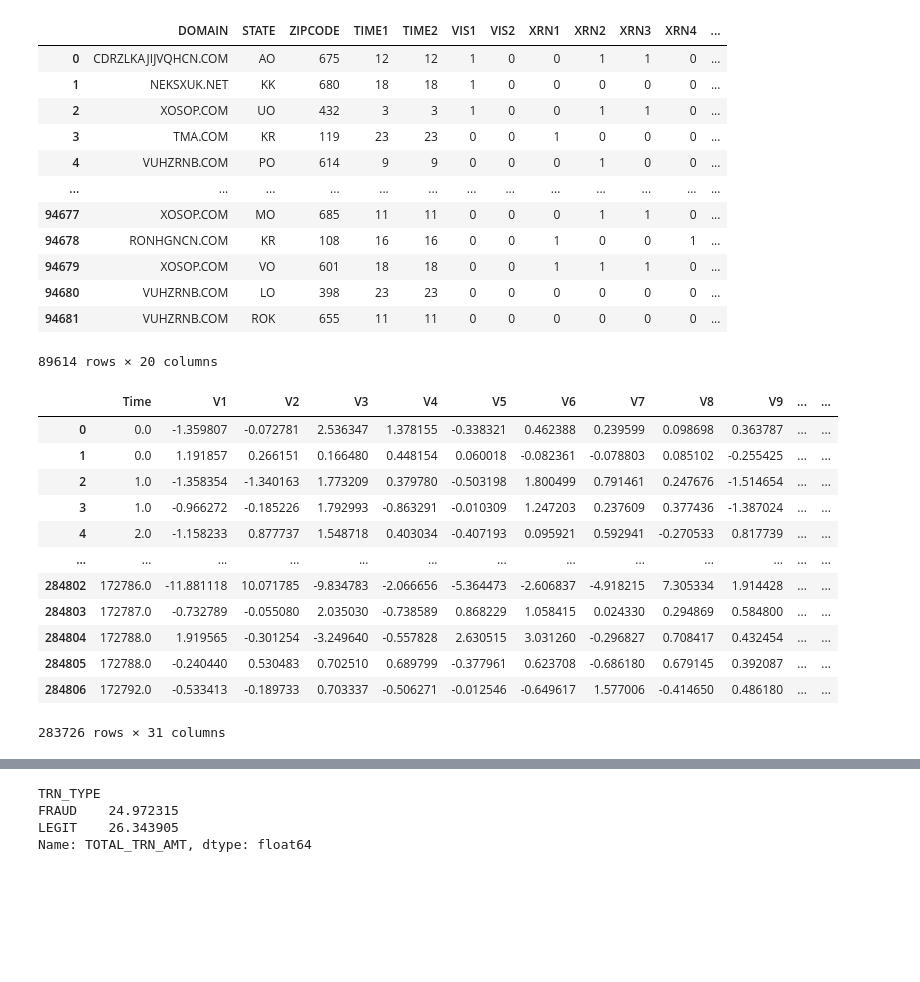
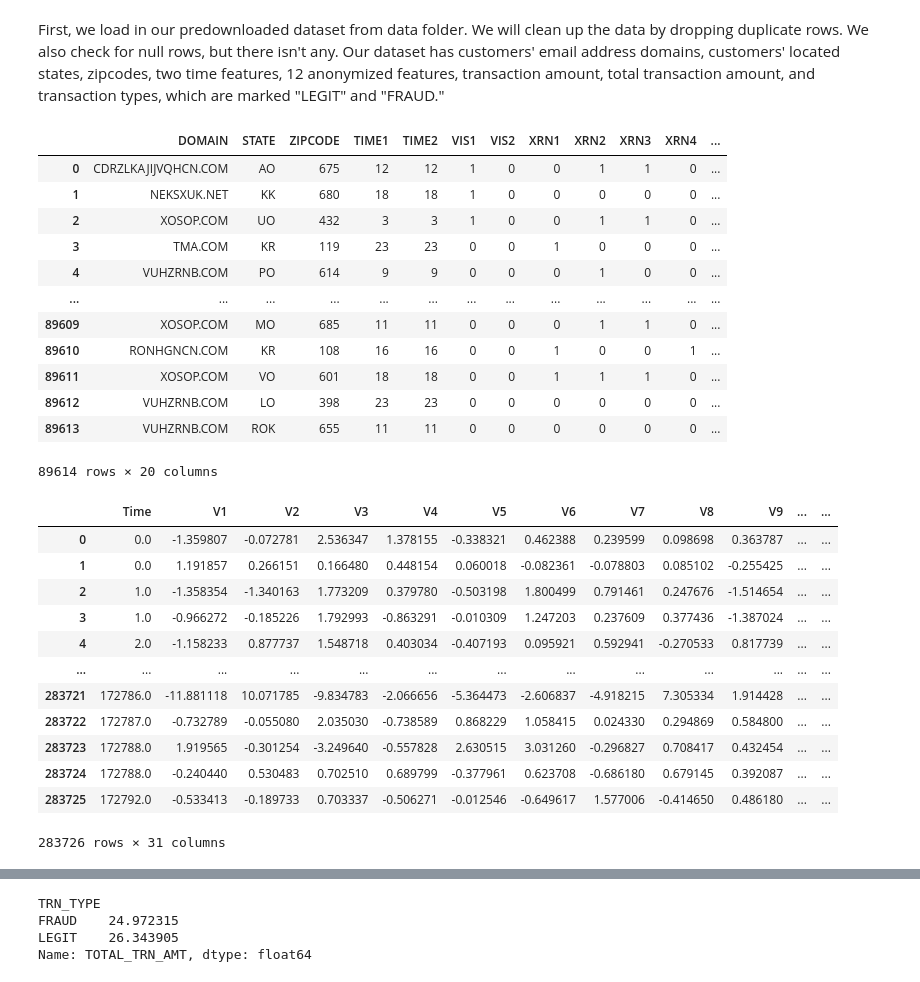
Before and after one commit to wj6801/Credit-Card-Fraud, a Jupyter notebook: credit_card_fraud.ipynb, the cells around one changed output, grey strips where cells are left out. Saved outputs shown, nothing was run; the diff lists cells and outputs as text; code cells hidden in the pictures; blank space fills up the shorter version.

```diff
--- a/credit_card_fraud.ipynb
+++ b/credit_card_fraud.ipynb
@@ -6,28 +12,30 @@ import seaborn as sns
+# %% [markdown]
+First, we load in our predownloaded dataset from data folder. We will clean up the data by dropping duplicate rows. We also check for null rows, but there isn't any. Our dataset has customers' email address domains, customers' located states, zipcodes, two time features, 12 anonymized features, transaction amount, total transaction amount, and transaction types, which are marked "LEGIT" and "FRAUD."
 # %%
 DATA_CSV_PATH1 = './data/CC_FRAUD.csv'
 DATA_CSV_PATH2 = './data/creditcard.csv'
 
 # load csv data
 df1 = pd.read_csv(DATA_CSV_PATH1)
 df2 = pd.read_csv(DATA_CSV_PATH2)
 
 # remove duplicate data
-df1 = df1.drop_duplicates()
-df2 = df2.drop_duplicates()
+df1 = df1.drop_duplicates().reset_index(drop=True)
+df2 = df2.drop_duplicates().reset_index(drop=True)
 display(df1, df2)
 # %% [output]
 |  | DOMAIN | STATE | ZIPCODE | TIME1 | TIME2 | VIS1 | VIS2 | XRN1 | XRN2 | XRN3 | XRN4 | ... |
 | 0 | CDRZLKAJIJVQHCN.COM | AO | 675 | 12 | 12 | 1 | 0 | 0 | 1 | 1 | 0 | ... |
 | 1 | NEKSXUK.NET | KK | 680 | 18 | 18 | 1 | 0 | 0 | 0 | 0 | 0 | ... |
 | 2 | XOSOP.COM | UO | 432 | 3 | 3 | 1 | 0 | 0 | 1 | 1 | 0 | ... |
 | 3 | TMA.COM | KR | 119 | 23 | 23 | 0 | 0 | 1 | 0 | 0 | 0 | ... |
 | 4 | VUHZRNB.COM | PO | 614 | 9 | 9 | 0 | 0 | 0 | 1 | 0 | 0 | ... |
 | ... | ... | ... | ... | ... | ... | ... | ... | ... | ... | ... | ... | ... |
-| 94677 | XOSOP.COM | MO | 685 | 11 | 11 | 0 | 0 | 0 | 1 | 1 | 0 | ... |
-| 94678 | RONHGNCN.COM | KR | 108 | 16 | 16 | 0 | 0 | 1 | 0 | 0 | 1 | ... |
-| 94679 | XOSOP.COM | VO | 601 | 18 | 18 | 0 | 0 | 1 | 1 | 1 | 0 | ... |
-| 94680 | VUHZRNB.COM | LO | 398 | 23 | 23 | 0 | 0 | 0 | 0 | 0 | 0 | ... |
-| 94681 | VUHZRNB.COM | ROK | 655 | 11 | 11 | 0 | 0 | 0 | 0 | 0 | 0 | ... |
+| 89609 | XOSOP.COM | MO | 685 | 11 | 11 | 0 | 0 | 0 | 1 | 1 | 0 | ... |
+| 89610 | RONHGNCN.COM | KR | 108 | 16 | 16 | 0 | 0 | 1 | 0 | 0 | 1 | ... |
+| 89611 | XOSOP.COM | VO | 601 | 18 | 18 | 0 | 0 | 1 | 1 | 1 | 0 | ... |
+| 89612 | VUHZRNB.COM | LO | 398 | 23 | 23 | 0 | 0 | 0 | 0 | 0 | 0 | ... |
+| 89613 | VUHZRNB.COM | ROK | 655 | 11 | 11 | 0 | 0 | 0 | 0 | 0 | 0 | ... |
 89614 rows × 20 columns
 |  | Time | V1 | V2 | V3 | V4 | V5 | V6 | V7 | V8 | V9 | ... | ... |
 | 0 | 0.0 | -1.359807 | -0.072781 | 2.536347 | 1.378155 | -0.338321 | 0.462388 | 0.239599 | 0.098698 | 0.363787 | ... | ... |
@@ -36,9 +44,9 @@ display(df1, df2)
 | 3 | 1.0 | -0.966272 | -0.185226 | 1.792993 | -0.863291 | -0.010309 | 1.247203 | 0.237609 | 0.377436 | -1.387024 | ... | ... |
 | 4 | 2.0 | -1.158233 | 0.877737 | 1.548718 | 0.403034 | -0.407193 | 0.095921 | 0.592941 | -0.270533 | 0.817739 | ... | ... |
 | ... | ... | ... | ... | ... | ... | ... | ... | ... | ... | ... | ... | ... |
-| 284802 | 172786.0 | -11.881118 | 10.071785 | -9.834783 | -2.066656 | -5.364473 | -2.606837 | -4.918215 | 7.305334 | 1.914428 | ... | ... |
-| 284803 | 172787.0 | -0.732789 | -0.055080 | 2.035030 | -0.738589 | 0.868229 | 1.058415 | 0.024330 | 0.294869 | 0.584800 | ... | ... |
-| 284804 | 172788.0 | 1.919565 | -0.301254 | -3.249640 | -0.557828 | 2.630515 | 3.031260 | -0.296827 | 0.708417 | 0.432454 | ... | ... |
-| 284805 | 172788.0 | -0.240440 | 0.530483 | 0.702510 | 0.689799 | -0.377961 | 0.623708 | -0.686180 | 0.679145 | 0.392087 | ... | ... |
-| 284806 | 172792.0 | -0.533413 | -0.189733 | 0.703337 | -0.506271 | -0.012546 | -0.649617 | 1.577006 | -0.414650 | 0.486180 | ... | ... |
+| 283721 | 172786.0 | -11.881118 | 10.071785 | -9.834783 | -2.066656 | -5.364473 | -2.606837 | -4.918215 | 7.305334 | 1.914428 | ... | ... |
+| 283722 | 172787.0 | -0.732789 | -0.055080 | 2.035030 | -0.738589 | 0.868229 | 1.058415 | 0.024330 | 0.294869 | 0.584800 | ... | ... |
+| 283723 | 172788.0 | 1.919565 | -0.301254 | -3.249640 | -0.557828 | 2.630515 | 3.031260 | -0.296827 | 0.708417 | 0.432454 | ... | ... |
+| 283724 | 172788.0 | -0.240440 | 0.530483 | 0.702510 | 0.689799 | -0.377961 | 0.623708 | -0.686180 | 0.679145 | 0.392087 | ... | ... |
+| 283725 | 172792.0 | -0.533413 | -0.189733 | 0.703337 | -0.506271 | -0.012546 | -0.649617 | 1.577006 | -0.414650 | 0.486180 | ... | ... |
 283726 rows × 31 columns
```
Also changed, not shown: parts of 22 cells of this notebook, 2 other files.
